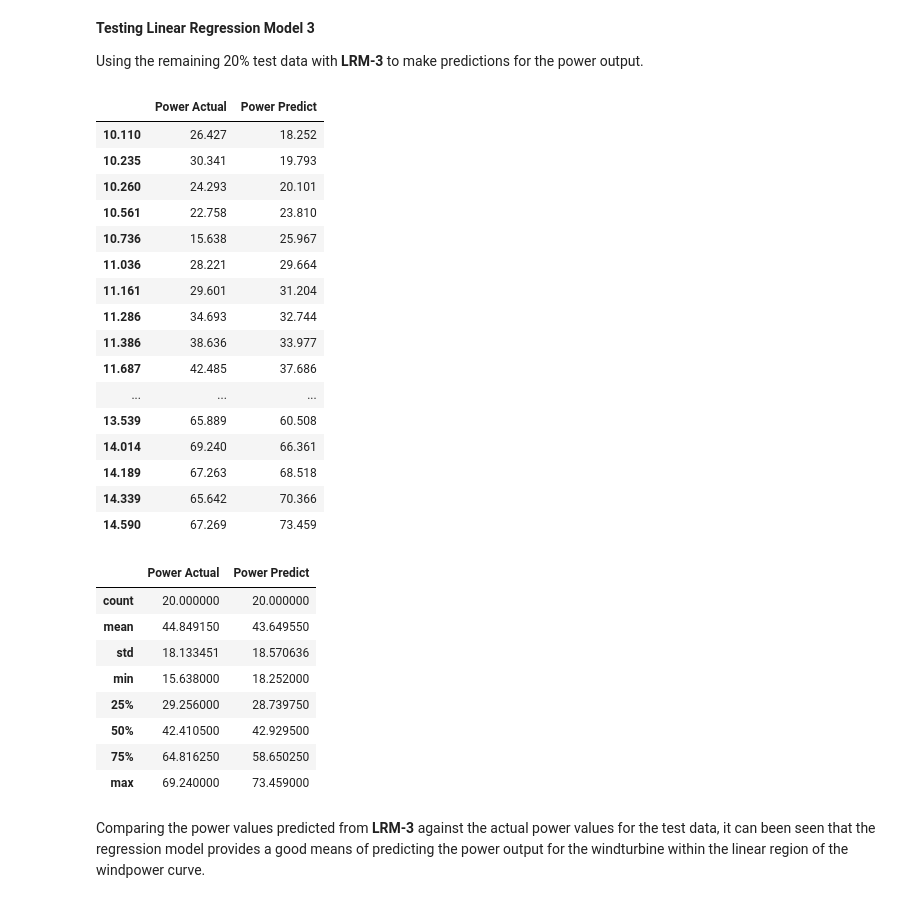
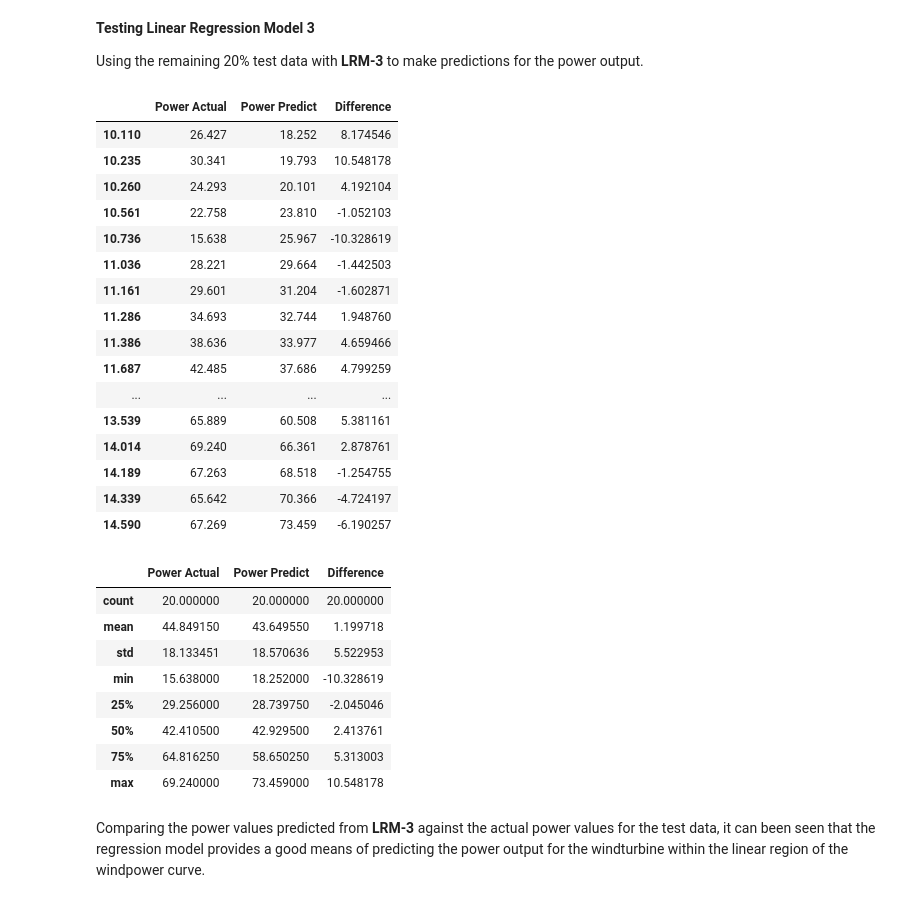
Before and after one commit to PaulSweeney89/FDA-Project2020, a Jupyter notebook: windpower.ipynb, the cells around one changed output. Drawn from its saved outputs; the diff is of its cells as text; code cells hidden in the pictures.

```diff
--- a/windpower.ipynb
+++ b/windpower.ipynb
@@ -700,44 +748,47 @@ Using the remaining 20% test data with **LRM-3** to make predictions for the pow
 # %%
 # power prediction from test values for wind speed
 y_pred = train_model.predict(x_test)
 
+# Calculate difference between test values & predicted values
+diff_test = y_test - y_pred
+
 # Compile test & perdiction values into pandas dataframe for review
-df_compare = pd.DataFrame({'Power Actual' : y_test, 'Power Predict' : np.round(y_pred, 3)},
+df_compare = pd.DataFrame({'Power Actual' : y_test, 'Power Predict' : np.round(y_pred, 3), 'Difference' : diff_test},
                           index = np.round(x_test.ravel(), 3))
 
 # sort dataframe by wind speed index
 df_compare = df_compare.sort_index()
 df_compare
 # %% [output]
-|  | Power Actual | Power Predict |
-| 10.110 | 26.427 | 18.252 |
-| 10.235 | 30.341 | 19.793 |
-| 10.260 | 24.293 | 20.101 |
-| 10.561 | 22.758 | 23.810 |
-| 10.736 | 15.638 | 25.967 |
-| 11.036 | 28.221 | 29.664 |
-| 11.161 | 29.601 | 31.204 |
-| 11.286 | 34.693 | 32.744 |
-| 11.386 | 38.636 | 33.977 |
-| 11.687 | 42.485 | 37.686 |
-| ... | ... | ... |
-| 13.539 | 65.889 | 60.508 |
-| 14.014 | 69.240 | 66.361 |
-| 14.189 | 67.263 | 68.518 |
-| 14.339 | 65.642 | 70.366 |
-| 14.590 | 67.269 | 73.459 |
+|  | Power Actual | Power Predict | Difference |
+| 10.110 | 26.427 | 18.252 | 8.174546 |
+| 10.235 | 30.341 | 19.793 | 10.548178 |
+| 10.260 | 24.293 | 20.101 | 4.192104 |
+| 10.561 | 22.758 | 23.810 | -1.052103 |
+| 10.736 | 15.638 | 25.967 | -10.328619 |
+| 11.036 | 28.221 | 29.664 | -1.442503 |
+| 11.161 | 29.601 | 31.204 | -1.602871 |
+| 11.286 | 34.693 | 32.744 | 1.948760 |
+| 11.386 | 38.636 | 33.977 | 4.659466 |
+| 11.687 | 42.485 | 37.686 | 4.799259 |
+| ... | ... | ... | ... |
+| 13.539 | 65.889 | 60.508 | 5.381161 |
+| 14.014 | 69.240 | 66.361 | 2.878761 |
+| 14.189 | 67.263 | 68.518 | -1.254755 |
+| 14.339 | 65.642 | 70.366 | -4.724197 |
+| 14.590 | 67.269 | 73.459 | -6.190257 |
 # %%
 df_compare.describe()
 # %% [output]
-|  | Power Actual | Power Predict |
-| count | 20.000000 | 20.000000 |
-| mean | 44.849150 | 43.649550 |
-| std | 18.133451 | 18.570636 |
-| min | 15.638000 | 18.252000 |
-| 25% | 29.256000 | 28.739750 |
-| 50% | 42.410500 | 42.929500 |
-| 75% | 64.816250 | 58.650250 |
-| max | 69.240000 | 73.459000 |
+|  | Power Actual | Power Predict | Difference |
+| count | 20.000000 | 20.000000 | 20.000000 |
+| mean | 44.849150 | 43.649550 | 1.199718 |
+| std | 18.133451 | 18.570636 | 5.522953 |
+| min | 15.638000 | 18.252000 | -10.328619 |
+| 25% | 29.256000 | 28.739750 | -2.045046 |
+| 50% | 42.410500 | 42.929500 | 2.413761 |
+| 75% | 64.816250 | 58.650250 | 5.313003 |
+| max | 69.240000 | 73.459000 | 10.548178 |
 # %% [markdown]
 Comparing the power values predicted from **LRM-3** against the actual power values for the test data, it can been seen that the regression model provides a good means of predicting the power output for the windturbine within the linear region of the windpower curve.
 # %%
```
Also changed, not shown: parts of 45 cells of this notebook.
